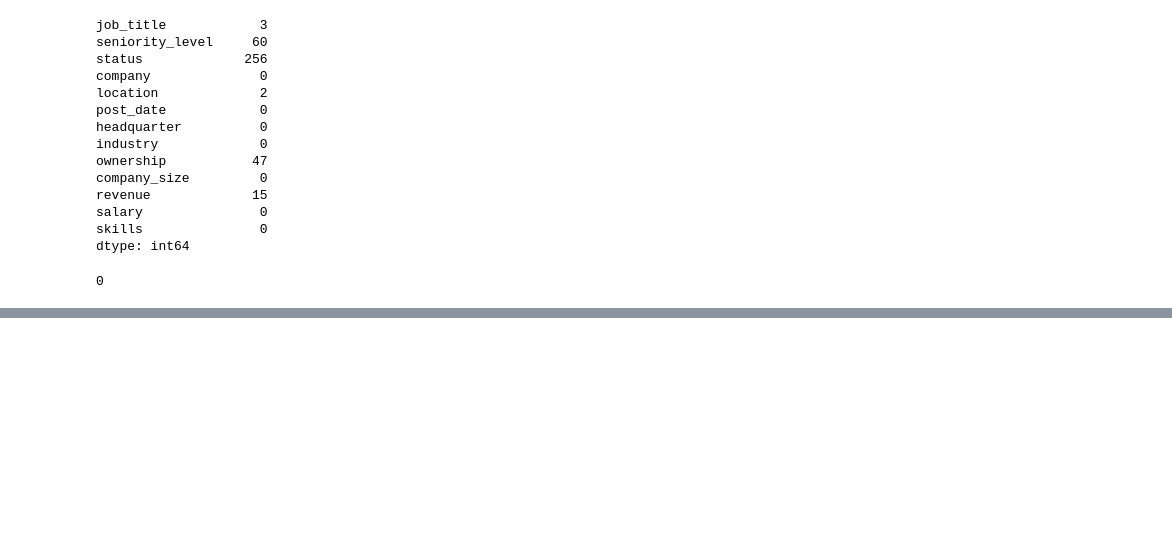
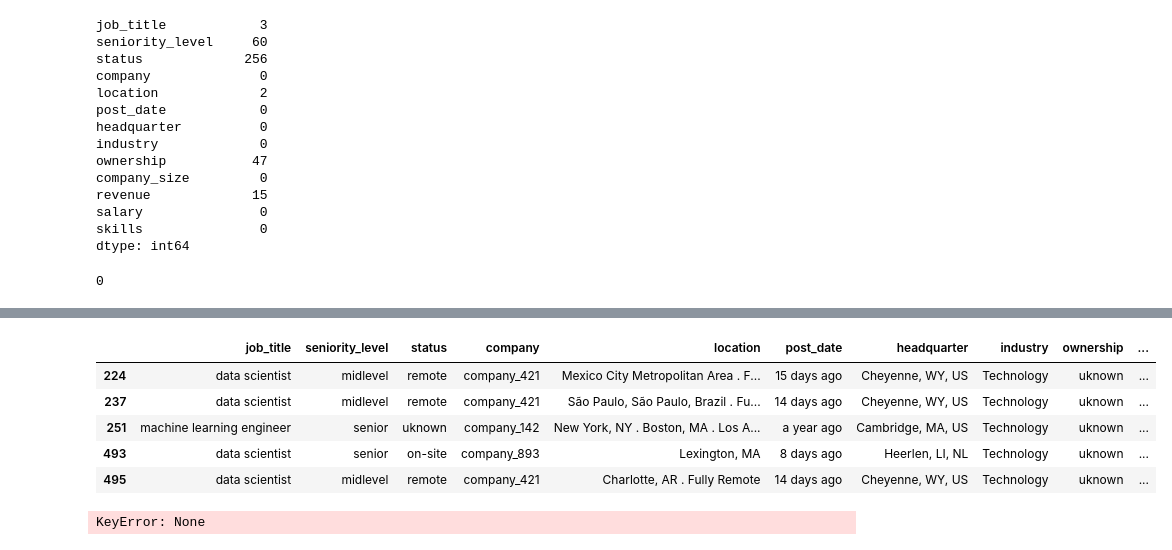
Before and after one commit to Lenmbugua/Analytics-Practice-Datasets, a Jupyter notebook: Data science Jobs.ipynb, the cells around one changed output, grey strips where cells are left out. Cells and saved outputs as stored; diff of their text form; code cells hidden in the pictures; blank space fills up the shorter version.

```diff
--- a/Data science Jobs.ipynb
+++ b/Data science Jobs.ipynb
@@ -77,0 +199,2 @@ df.duplicated().sum()
+# %%
+df['ownership'].fillna('uknown', inplace=True)
@@ -77,0 +205,13 @@ df.duplicated().sum()
+# %%
+df[df['revenue'].isnull()].head()
+# %% [output]
+|  | job_title | seniority_level | status | company | location | post_date | headquarter | industry | ownership | ... |
+| 224 | data scientist | midlevel | remote | company_421 | Mexico City Metropolitan Area . F... | 15 days ago | Cheyenne, WY, US | Technology | uknown | ... |
+| 237 | data scientist | midlevel | remote | company_421 | São Paulo, São Paulo, Brazil . Fu... | 14 days ago | Cheyenne, WY, US | Technology | uknown | ... |
+| 251 | machine learning engineer | senior | uknown | company_142 | New York, NY . Boston, MA . Los A... | a year ago | Cambridge, MA, US | Technology | uknown | ... |
+| 493 | data scientist | senior | on-site | company_893 | Lexington, MA | 8 days ago | Heerlen, LI, NL | Technology | uknown | ... |
+| 495 | data scientist | midlevel | remote | company_421 | Charlotte, AR . Fully Remote | 14 days ago | Cheyenne, WY, US | Technology | uknown | ... |
+# %%
+df[df['revenue'].fillna('0', inplace=True)]
+# %% [output]
+KeyError: None
```
Also changed, not shown: parts of 17 cells of this notebook.
